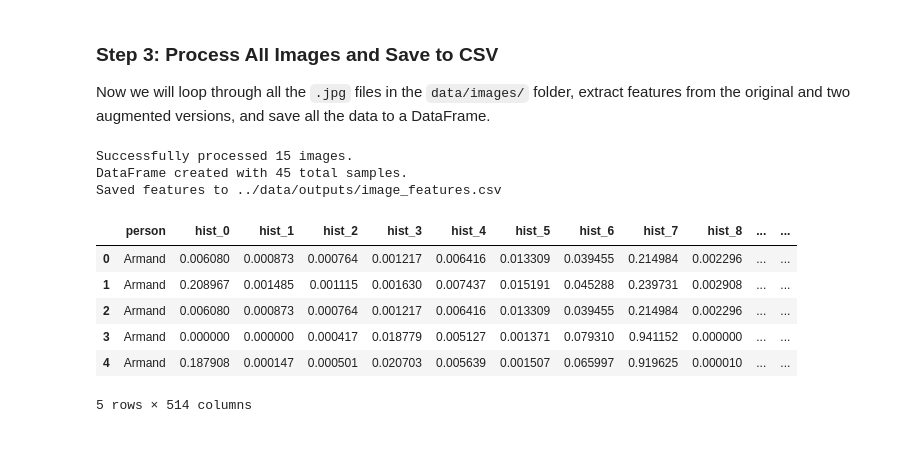
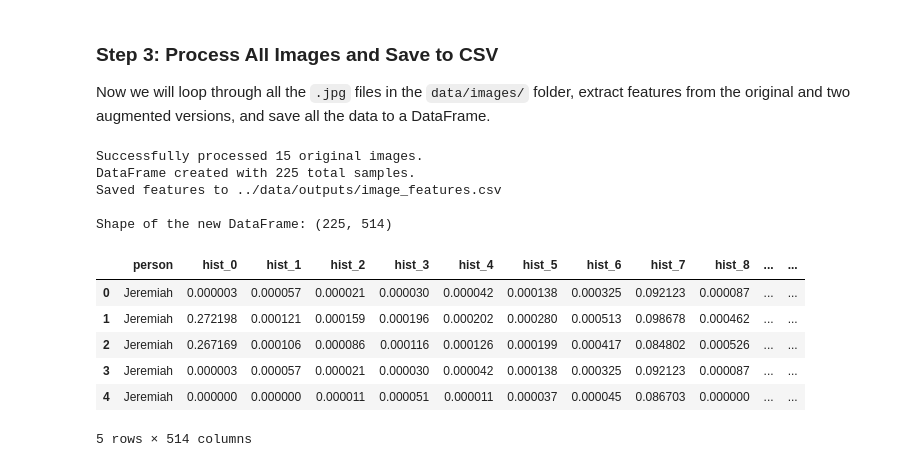
Before and after one commit to Christianib003/rekomai, a Jupyter notebook: notebooks/01_Data_Processing.ipynb, the cells around one changed output. Drawn from its saved outputs; the diff is of its cells as text; code cells hidden in the pictures.

Commit message:
add more augmentation to images

```diff
--- a/notebooks/01_Data_Processing.ipynb
+++ b/notebooks/01_Data_Processing.ipynb
@@ -279,47 +281,66 @@ Now we will loop through all the `.jpg` files in the `data/images/` folder, extr
 # %%
 image_folder = '../data/images/'
 image_files = glob.glob(os.path.join(image_folder, '*.jpg'))
 processed_image_data = []
 
 for file_path in image_files:
     try:
         person_name = os.path.basename(file_path).split('_')[0]
+        original_image = cv2.imread(file_path)
 
-        # 1. Extract features from the original image
-        original_hist = extract_histogram(file_path)
-        processed_image_data.append([person_name, *original_hist, 'original'])
+        # A list of augmentations to apply
+        augmentations = {
+            'original': original_image,
+            'rotated_pos_10': rotate_image(original_image, 10),
+            'rotated_neg_10': rotate_image(original_image, -10),
+            'flipped_horizontal': flip_image(original_image, 1),
+            'brightness_up': change_brightness(original_image, 50),
+            'brightness_down': change_brightness(original_image, -50),
+            'blur': add_gaussian_blur(original_image),
+            'noise': add_noise(original_image),
+            # --- Combinations ---
+            'flipped_rotated': rotate_image(flip_image(original_image, 1), 10),
+            'flipped_bright': change_brightness(flip_image(original_image, 1), 50),
+            'flipped_dark': change_brightness(flip_image(original_image, 1), -50),
+            'rotated_bright': change_brightness(rotate_image(original_image, 10), 30),
+            'rotated_dark': change_brightness(rotate_image(original_image, -10), -30),
+            'blur_bright': change_brightness(add_gaussian_blur(original_image), 30),
+            'noise_dark': change_brightness(add_noise(original_image), -30),
+        }
 
-        # 2. Get features from augmented versions
-        augmented_features = augment_and_extract_features(file_path)
-        processed_image_data.append([person_name, *augmented_features['rotated'], 'rotated'])
-        processed_image_data.append([person_name, *augmented_features['flipped'], 'flipped'])
+        # Loop through the dictionary and process each image version
+        for aug_type, aug_image in augmentations.items():
+            hist_features = extract_histogram(aug_image)
+            processed_image_data.append([person_name, *hist_features, aug_type])
 
     except Exception as e:
         print(f"Error processing {file_path}: {e}")
 
-# Create the DataFrame
+# Create and save the DataFrame
 hist_size = 8 * 8 * 8
 columns = ['person'] + [f'hist_{i}' for i in range(hist_size)] + ['augmentation_type']
 image_features_df = pd.DataFrame(processed_image_data, columns=columns)
 
-# Save the DataFrame to a CSV file
 output_path = '../data/outputs/image_features.csv'
 image_features_df.to_csv(output_path, index=False)
 
-print(f"\nSuccessfully processed {len(image_files)} images.")
+print(f"\nSuccessfully processed {len(image_files)} original images.")
 print(f"DataFrame created with {len(image_features_df)} total samples.")
 print(f"Saved features to {output_path}")
 
-# Display the first few rows
+# Display the first few rows and the shape
+print(f"\nShape of the new DataFrame: {image_features_df.shape}")
 image_features_df.head()
 # %% [output]
-Successfully processed 15 images.
-DataFrame created with 45 total samples.
+Successfully processed 15 original images.
+DataFrame created with 225 total samples.
 Saved features to ../data/outputs/image_features.csv
+
+Shape of the new DataFrame: (225, 514)
 |  | person | hist_0 | hist_1 | hist_2 | hist_3 | hist_4 | hist_5 | hist_6 | hist_7 | hist_8 | ... | ... |
-| 0 | Armand | 0.006080 | 0.000873 | 0.000764 | 0.001217 | 0.006416 | 0.013309 | 0.039455 | 0.214984 | 0.002296 | ... | ... |
-| 1 | Armand | 0.208967 | 0.001485 | 0.001115 | 0.001630 | 0.007437 | 0.015191 | 0.045288 | 0.239731 | 0.002908 | ... | ... |
-| 2 | Armand | 0.006080 | 0.000873 | 0.000764 | 0.001217 | 0.006416 | 0.013309 | 0.039455 | 0.214984 | 0.002296 | ... | ... |
-| 3 | Armand | 0.000000 | 0.000000 | 0.000417 | 0.018779 | 0.005127 | 0.001371 | 0.079310 | 0.941152 | 0.000000 | ... | ... |
-| 4 | Armand | 0.187908 | 0.000147 | 0.000501 | 0.020703 | 0.005639 | 0.001507 | 0.065997 | 0.919625 | 0.000010 | ... | ... |
+| 0 | Jeremiah | 0.000003 | 0.000057 | 0.000021 | 0.000030 | 0.000042 | 0.000138 | 0.000325 | 0.092123 | 0.000087 | ... | ... |
+| 1 | Jeremiah | 0.272198 | 0.000121 | 0.000159 | 0.000196 | 0.000202 | 0.000280 | 0.000513 | 0.098678 | 0.000462 | ... | ... |
+| 2 | Jeremiah | 0.267169 | 0.000106 | 0.000086 | 0.000116 | 0.000126 | 0.000199 | 0.000417 | 0.084802 | 0.000526 | ... | ... |
+| 3 | Jeremiah | 0.000003 | 0.000057 | 0.000021 | 0.000030 | 0.000042 | 0.000138 | 0.000325 | 0.092123 | 0.000087 | ... | ... |
+| 4 | Jeremiah | 0.000000 | 0.000000 | 0.000011 | 0.000051 | 0.000011 | 0.000037 | 0.000045 | 0.086703 | 0.000000 | ... | ... |
 5 rows × 514 columns
```
Also changed, not shown: parts of 2 cells of this notebook, 2 other files.
